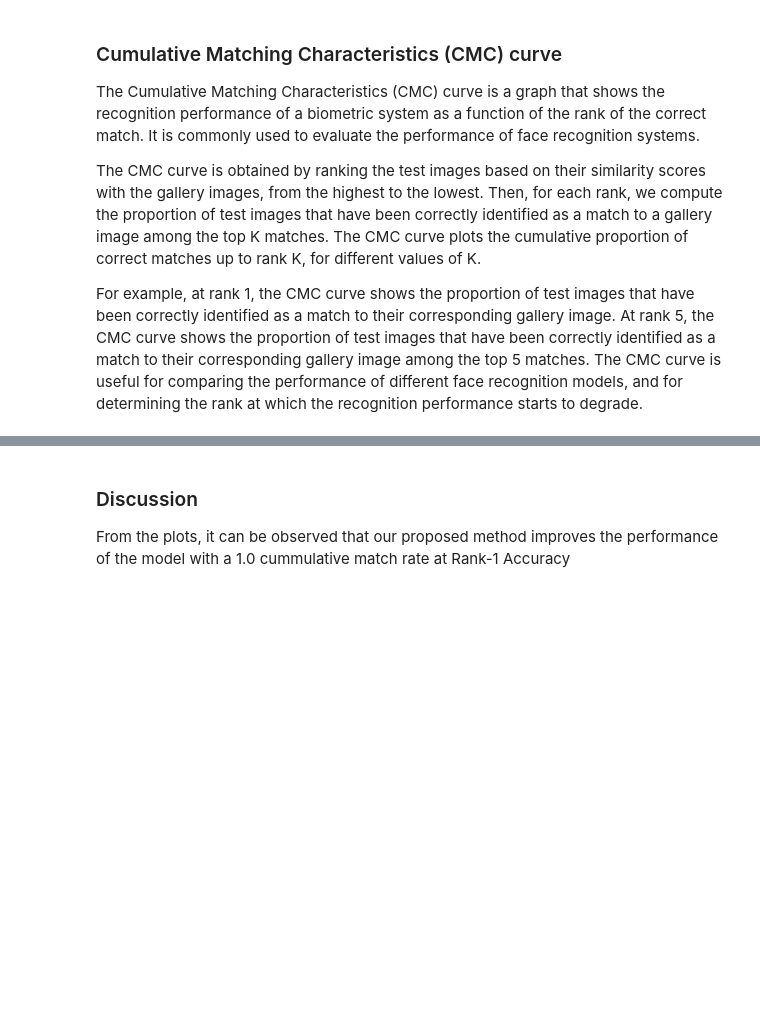
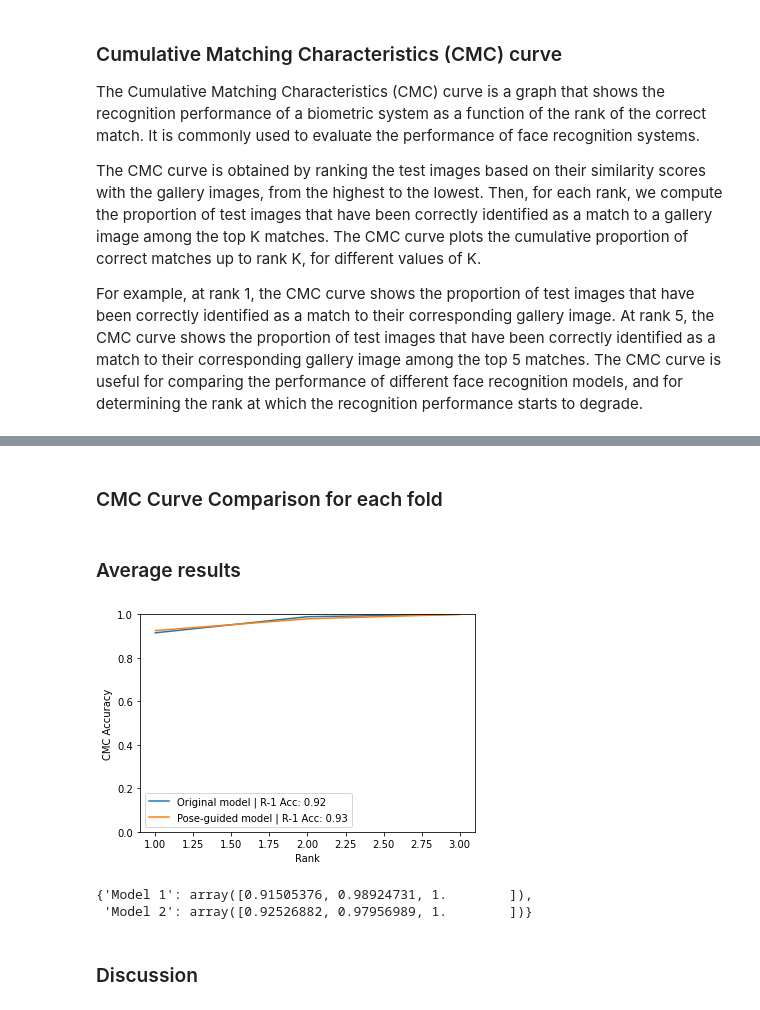
Before and after one commit to dustin-nguyen-qil/PoseGuided-ArcFace, a Jupyter notebook: evaluation.ipynb, the cells around one changed output, grey strips where cells are left out. Saved outputs shown, nothing was run; the diff lists cells and outputs as text; code cells hidden in the pictures; blank space fills up the shorter version.

```diff
--- a/evaluation.ipynb
+++ b/evaluation.ipynb
@@ -290,4 +167,2 @@ for r, embeddings_set in enumerate(test_embeddings):
-# %% [markdown]
-### Discussion
-
-From the plots, it can be observed that our proposed method improves the performance of the model with a 1.0 cummulative match rate at Rank-1 Accuracy
+# %% [markdown]
+### CMC Curve Comparison for each fold
@@ -293,0 +222,67 @@ From the plots, it can be observed that our proposed method improves the perform
+# %% [markdown]
+### Average results
+# %%
+"""
+Denote the original ArcFace model as Model 1
+Denote the Pose-guided model as Model 2
+"""
+
+num_classes = 3
+num_folds = 5
+
+cmc_results = {}
+for model in ['Model 1', 'Model 2']:
+    cmc_results[model] = np.zeros(num_classes)
+
+    for i in range(num_folds):
+        embeddings = test_embeddings_original[i] if model == 'Model 1' else test_embeddings_poseguided[i]
+        classes = sorted(list(set([emb['label'] for emb in embeddings])))
+        num_embeddings = len(embeddings)
+
+        class_embeddings = {c: [] for c in classes}
+        for emb in embeddings:
+            class_embeddings[emb['label']].append(emb['embedding'])
+        class_average_embeddings = {}
+        for c, emb_list in class_embeddings.items():
+            if len(emb_list) > 0:
+                class_average_embeddings[c] = np.mean(emb_list, axis=0)
+            else:
+                class_average_embeddings[c] = None
+
+        similarities = np.zeros((num_embeddings, num_classes))
+        for k, emb in enumerate(embeddings):
+            for l, c in enumerate(classes):
+                similarities[k, l] = cosine_similarity(emb['embedding'].reshape(1, -1),
+                                                       class_average_embeddings[c].reshape(1, -1))
+
+        cmc = np.zeros(num_classes)
+        for k in range(num_embeddings):
+            sorted_indices = np.argsort(similarities[k, :])[::-1]
+            for l in range(num_classes):
+                if classes[sorted_indices[l]] == embeddings[k]['label']:
+                    cmc[l:] += 1
+                    break
+
+        cmc /= num_embeddings
+        cmc_results[model] += cmc
+
+    cmc_results[model] /= num_folds
+
+# plot average CMC curves
+fig, ax = plt.subplots()
+ax.plot(range(1, num_classes+1), cmc_results['Model 1'], label=f'Original model | R-1 Acc: {cmc_results["Model 1"][0]:.2f}')
+ax.plot(range(1, num_classes+1), cmc_results['Model 2'], label=f'Pose-guided model | R-1 Acc: {cmc_results["Model 2"][0]:.2f}')
+ax.set_xlabel("Rank")
+ax.set_ylabel("CMC Accuracy")
+ax.set_ylim([0, 1])
+ax.legend()
+plt.show()
+# %% [output]
+[figure, added]
+# %%
+cmc_results
+# %% [output]
+{'Model 1': array([0.91505376, 0.98924731, 1.        ]),
+ 'Model 2': array([0.92526882, 0.97956989, 1.        ])}
+# %% [markdown]
+### Discussion
```
Also changed, not shown: parts of 20 cells of this notebook, 40 other files.
